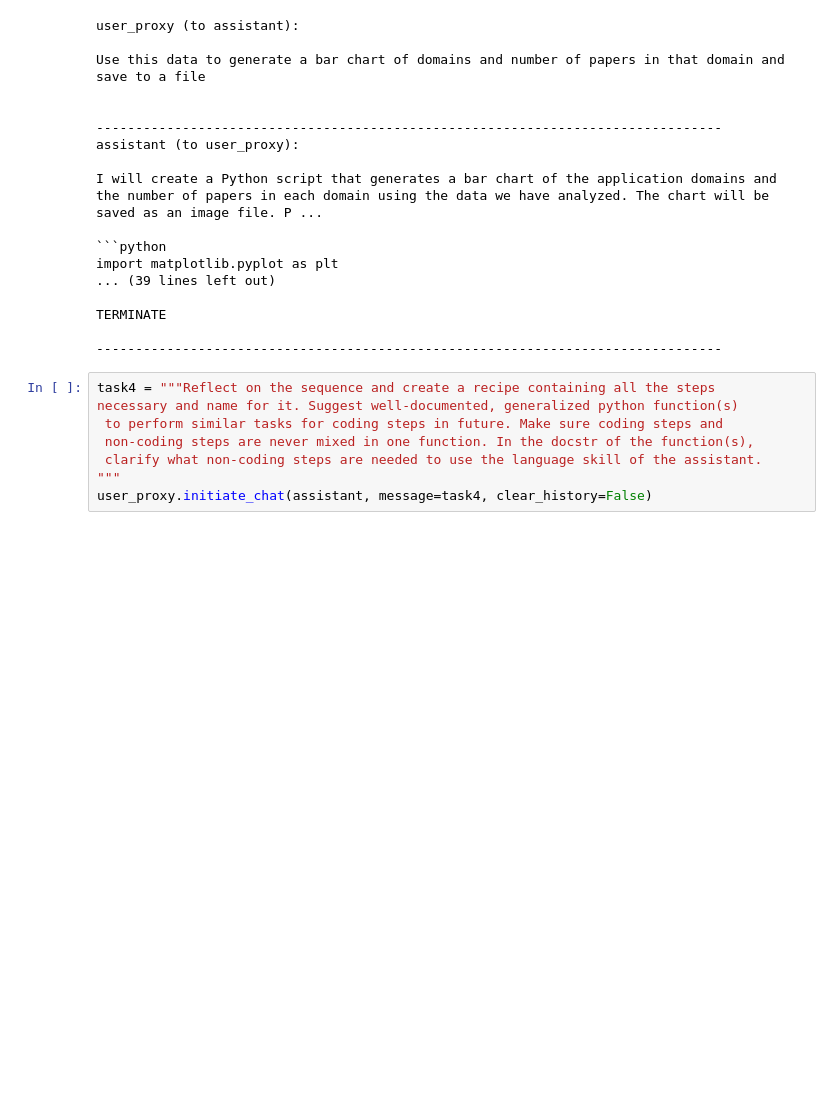
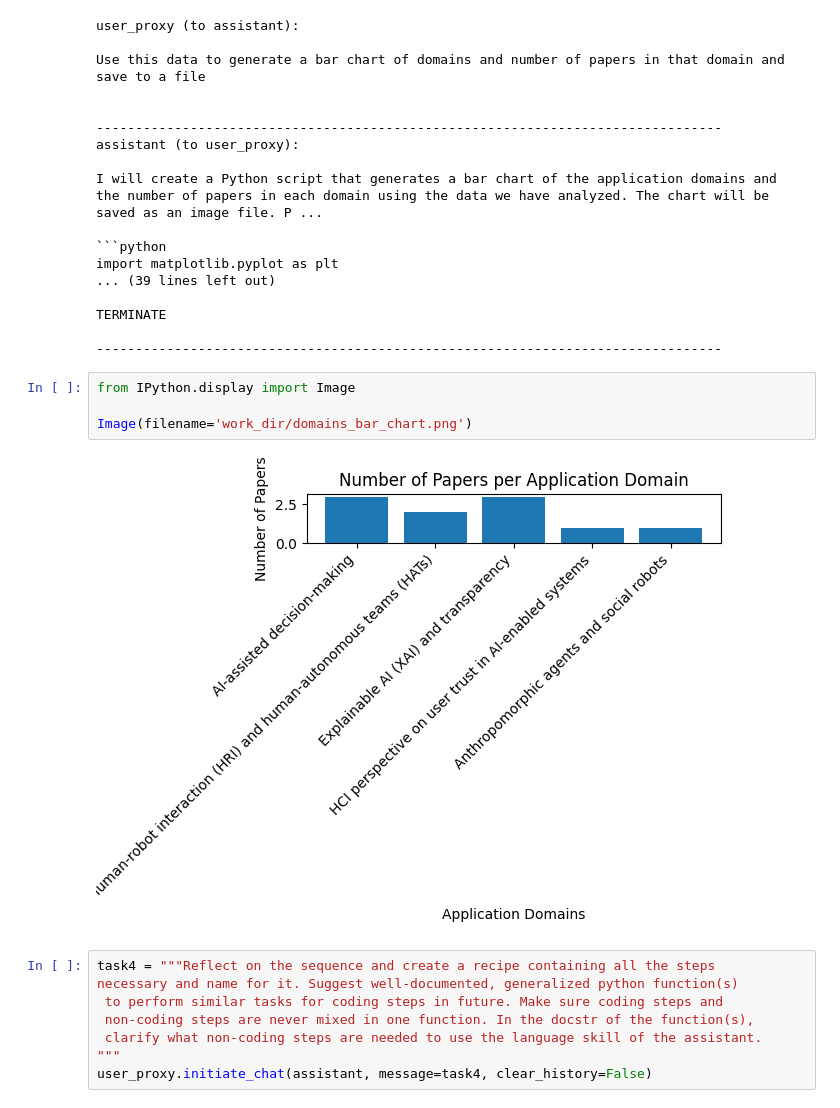
Before and after one commit to marcos-venicius/FLAML, a Jupyter notebook: evaluation/research_paper/teaching.ipynb, the cells around one changed output. Saved outputs shown, nothing was run; the diff lists cells and outputs as text; blank space fills up the shorter version.

Commit message:
add plots

```diff
--- a/evaluation/research_paper/teaching.ipynb
+++ b/evaluation/research_paper/teaching.ipynb
@@ -96,6 +96,12 @@ import matplotlib.pyplot as plt
 TERMINATE
 
 --------------------------------------------------------------------------------
+# %%
+from IPython.display import Image
+
+Image(filename='work_dir/domains_bar_chart.png')
+# %% [output]
+[figure, added]
 # %%
 task4 = """Reflect on the sequence and create a recipe containing all the steps
 necessary and name for it. Suggest well-documented, generalized python function(s)
```
Also changed, not shown: 1 other file.
